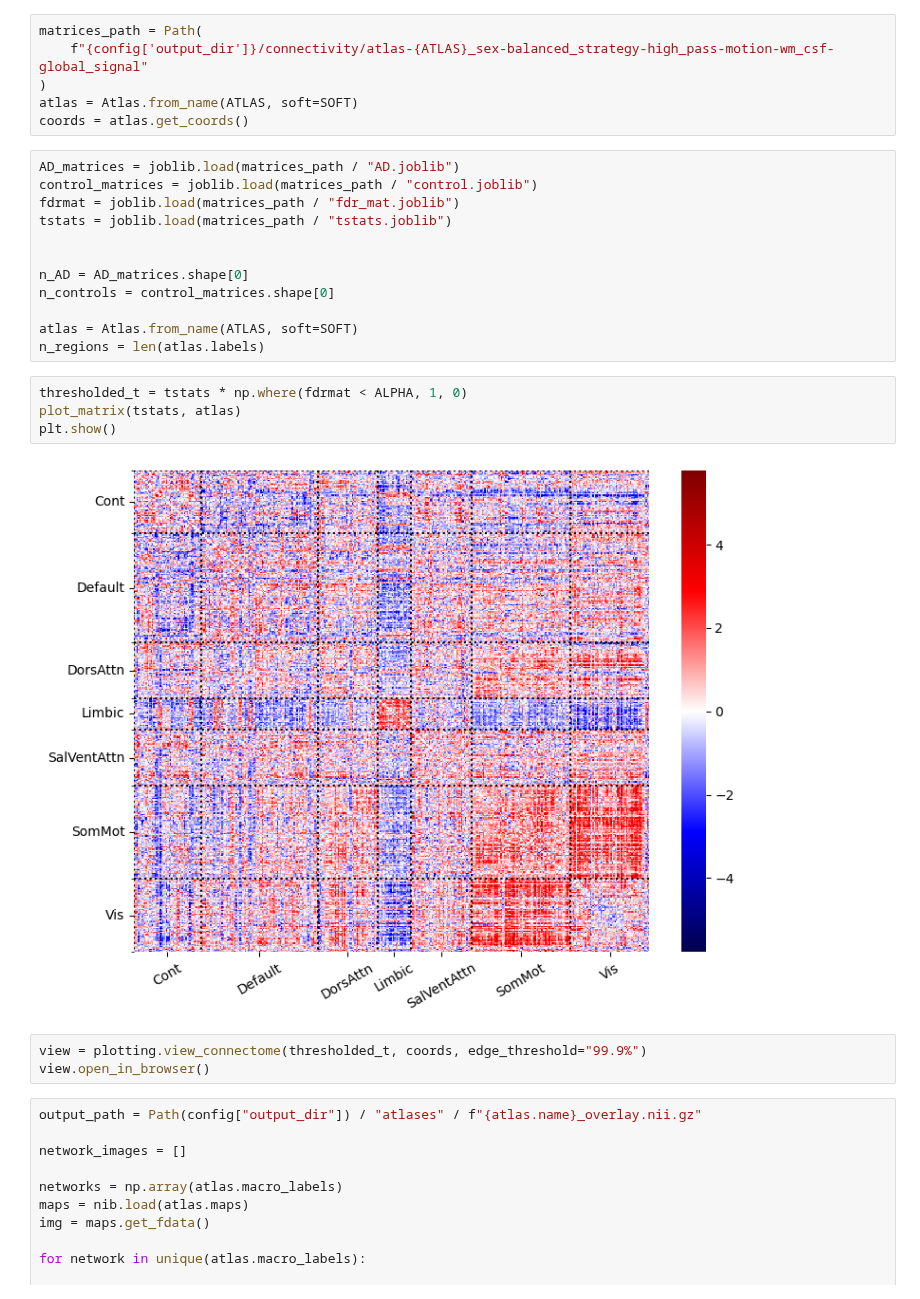
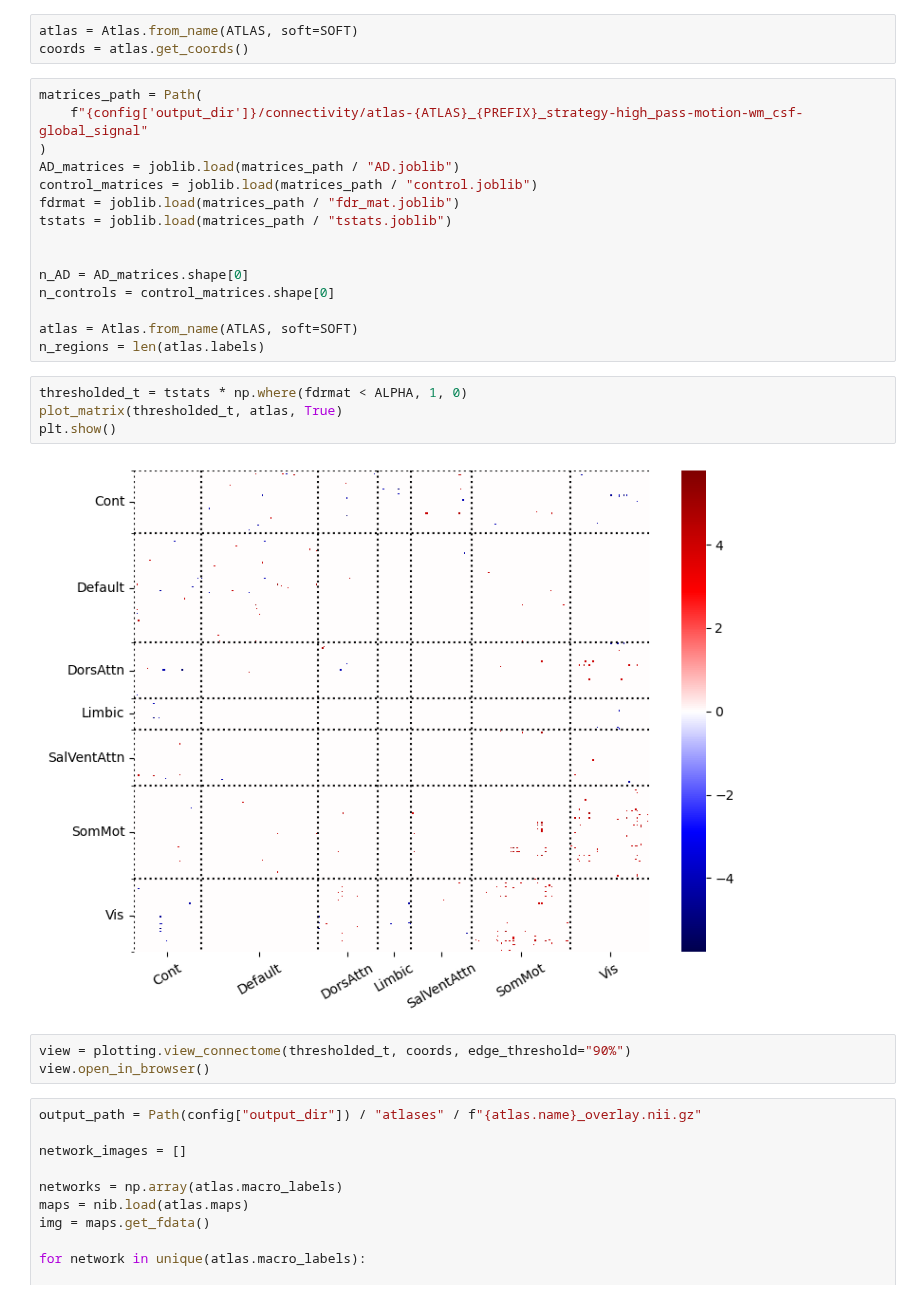
Before and after one commit to jonathan-legrand/bold-dementia, a Jupyter notebook: notebooks/visualize_networks.ipynb, the cells around one changed output. Cells and saved outputs as stored; diff of their text form.

Commit message:
Notebook outputs

```diff
--- a/notebooks/visualize_networks.ipynb
+++ b/notebooks/visualize_networks.ipynb
@@ -19,10 +20,10 @@ ALPHA = config["alpha"]
 # %%
-matrices_path = Path(
-    f"{config['output_dir']}/connectivity/atlas-{ATLAS}_sex-balanced_strategy-high_pass-motion-wm_csf-global_signal"
-)
 atlas = Atlas.from_name(ATLAS, soft=SOFT)
 coords = atlas.get_coords()
 # %%
+matrices_path = Path(
+    f"{config['output_dir']}/connectivity/atlas-{ATLAS}_{PREFIX}_strategy-high_pass-motion-wm_csf-global_signal"
+)
 AD_matrices = joblib.load(matrices_path / "AD.joblib")
 control_matrices = joblib.load(matrices_path / "control.joblib")
 fdrmat = joblib.load(matrices_path / "fdr_mat.joblib")
@@ -36,12 +37,12 @@ atlas = Atlas.from_name(ATLAS, soft=SOFT)
 n_regions = len(atlas.labels)
 # %%
 thresholded_t = tstats * np.where(fdrmat < ALPHA, 1, 0)
-plot_matrix(tstats, atlas)
+plot_matrix(thresholded_t, atlas, True)
 plt.show()
 # %% [output]
-[figure, old version]
+[figure, new version]
 # %%
-view = plotting.view_connectome(thresholded_t, coords, edge_threshold="99.9%")
+view = plotting.view_connectome(thresholded_t, coords, edge_threshold="90%")
 view.open_in_browser()
 # %%
 output_path = Path(config["output_dir"]) / "atlases" / f"{atlas.name}_overlay.nii.gz"
```
Also changed, not shown: parts of 1 cell of this notebook, 2 other files.
